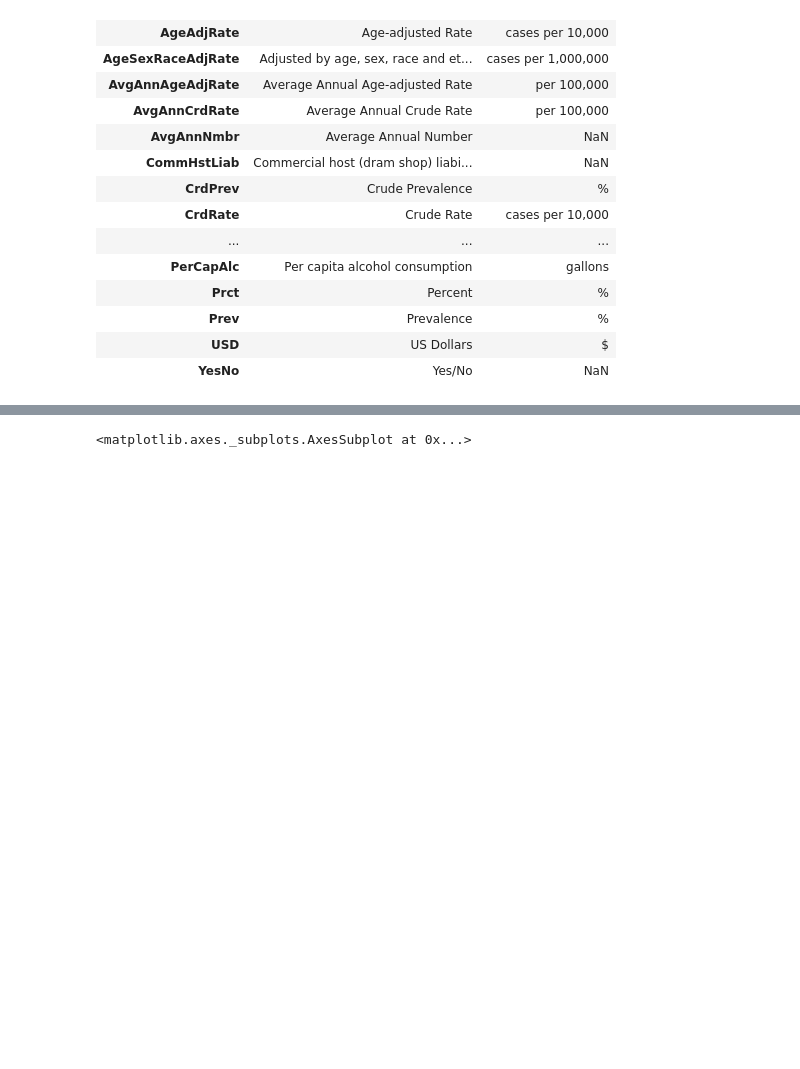
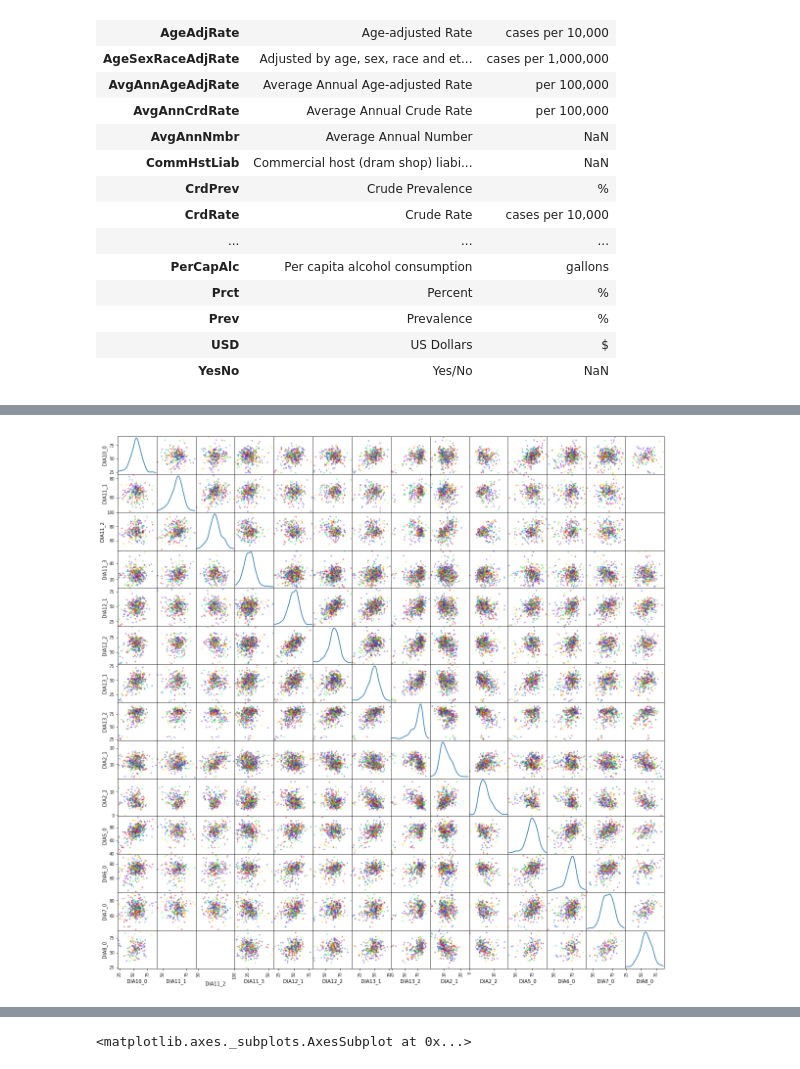
Before and after one commit to dkjer/data150labs, a Jupyter notebook: Explore Chronic Disease Data.ipynb, the cells around one changed output, grey strips where cells are left out. Drawn from its saved outputs; the diff is of its cells as text; code cells hidden in the pictures; blank space fills up the shorter version.

```diff
--- a/Explore Chronic Disease Data.ipynb
+++ b/Explore Chronic Disease Data.ipynb
@@ -218,3 +248,9 @@ fmap
+# %%
+raceColors = sns.color_palette("bright", len(dfRace['StratificationID1'].value_counts().index))
+pd.plotting.scatter_matrix(dfRaceIndicators, c=raceColors, diagonal='kde', figsize=(20, 20))
+plt.savefig('raceScatterMatrix.png', dpi=200)
+# %% [output]
+[figure, added]
 # %%
 dfGender = dfData[(dfData["TopicID"] == 'DIA') &
 #                (dfData['DataValueTypeID'] == 'AgeAdjPrev') &
```
Also changed, not shown: parts of 7 cells of this notebook.
